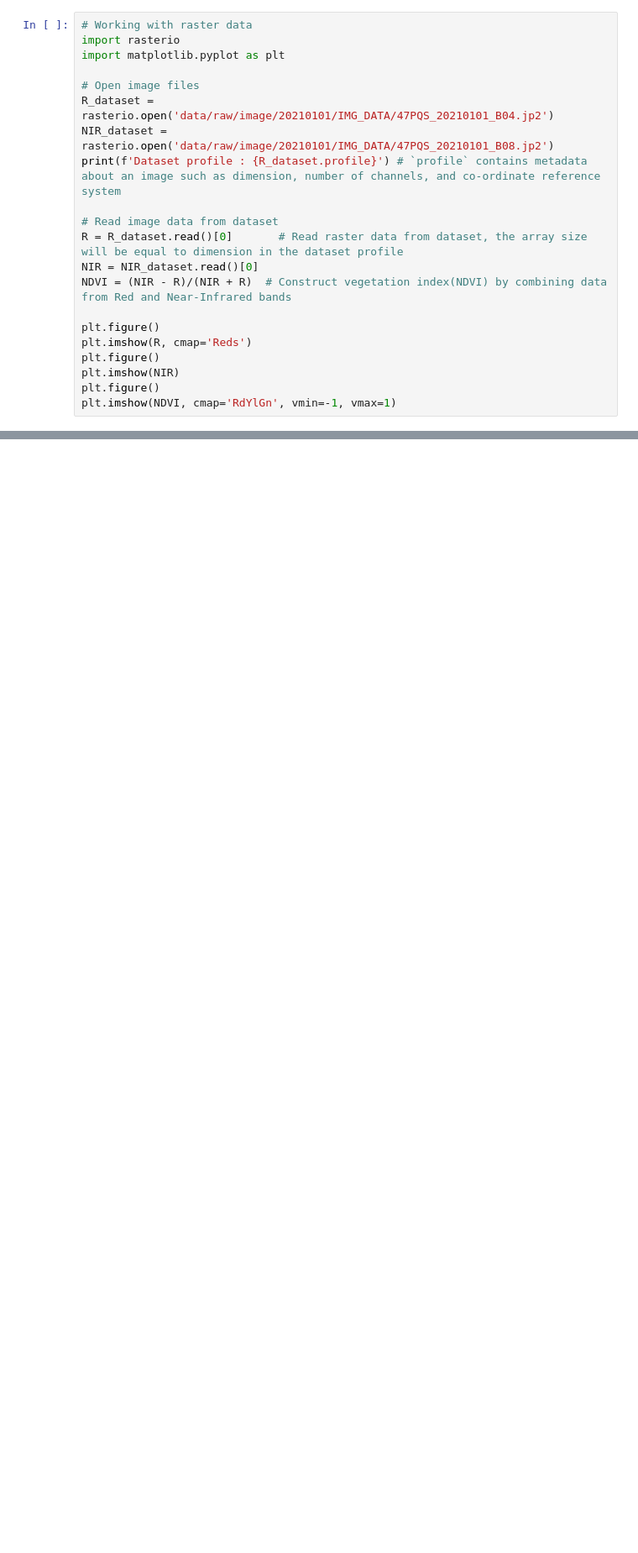
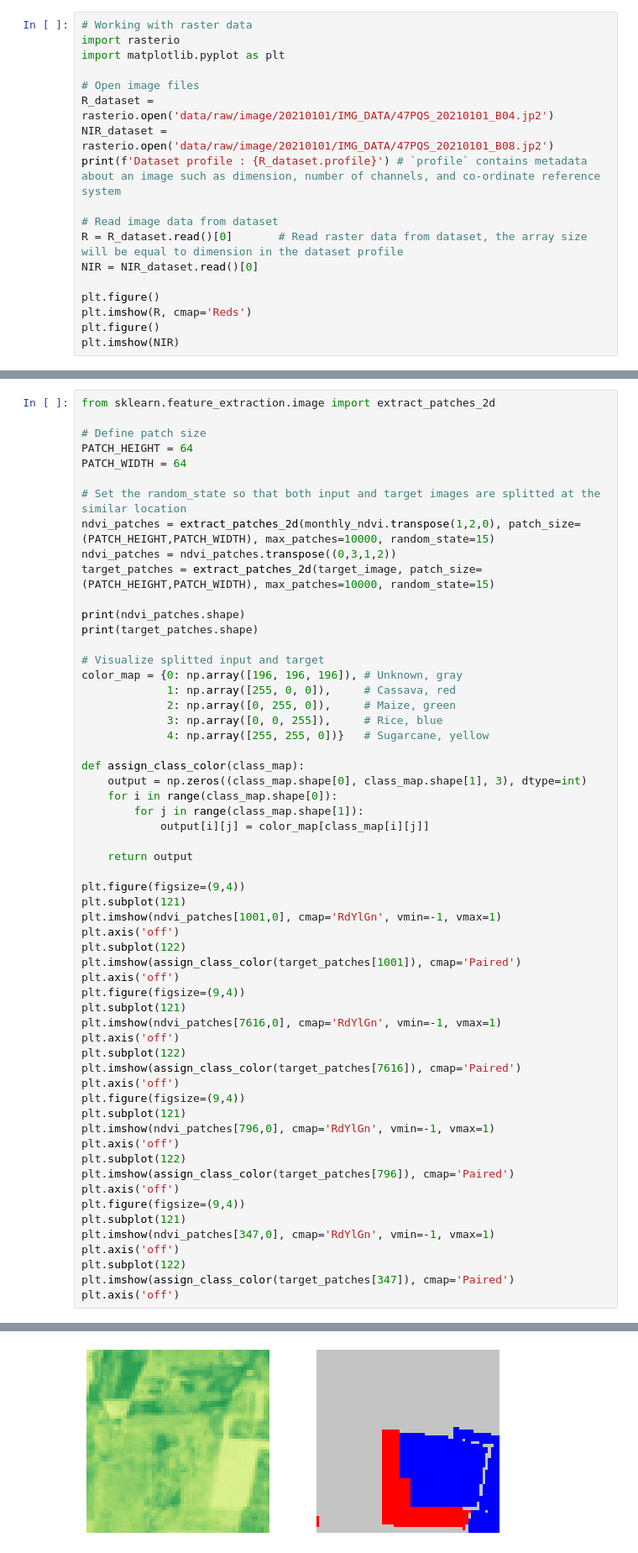
Before and after one commit to thanakorn/crop_classification_using_deep_learning_tutorial, a Jupyter notebook: crop_classification_using_deep_learning.ipynb, the cells around one changed output, grey strips where cells are left out. Shown: that part at 84% size. Saved outputs shown, nothing was run; the diff lists cells and outputs as text; blank space fills up the shorter version.

```diff
--- a/crop_classification_using_deep_learning.ipynb
+++ b/crop_classification_using_deep_learning.ipynb
@@ -35,14 +35,11 @@ print(f'Dataset profile : {R_dataset.profile}') # `profile` contains metadata ab
 # Read image data from dataset
 R = R_dataset.read()[0]       # Read raster data from dataset, the array size will be equal to dimension in the dataset profile
 NIR = NIR_dataset.read()[0]
-NDVI = (NIR - R)/(NIR + R)  # Construct vegetation index(NDVI) by combining data from Red and Near-Infrared bands
 
 plt.figure()
 plt.imshow(R, cmap='Reds')
 plt.figure()
 plt.imshow(NIR)
-plt.figure()
-plt.imshow(NDVI, cmap='RdYlGn', vmin=-1, vmax=1)
 # %% [output]
 Dataset profile : {'driver': 'JP2OpenJPEG', 'dtype': 'uint16', 'nodata': 0.0, 'width': 2051, 'height': 2051, 'count': 1, 'crs': CRS.from_epsg(32647), 'transform': Affine(10.0, 0.0, 754360.0,
        0.0, -10.0, 1688690.0), 'blockxsize': 1024, 'blockysize': 1024, 'tiled': True}
@@ -142,0 +165,59 @@ After making the input image, we need the target image that we want the model to
+# %%
+from sklearn.feature_extraction.image import extract_patches_2d
+
+# Define patch size
+PATCH_HEIGHT = 64
+PATCH_WIDTH = 64
+
+# Set the random_state so that both input and target images are splitted at the similar location
+ndvi_patches = extract_patches_2d(monthly_ndvi.transpose(1,2,0), patch_size=(PATCH_HEIGHT,PATCH_WIDTH), max_patches=10000, random_state=15)
+ndvi_patches = ndvi_patches.transpose((0,3,1,2))
+target_patches = extract_patches_2d(target_image, patch_size=(PATCH_HEIGHT,PATCH_WIDTH), max_patches=10000, random_state=15)
+
+print(ndvi_patches.shape)
+print(target_patches.shape)
+
+# Visualize splitted input and target
+color_map = {0: np.array([196, 196, 196]), # Unknown, gray
+             1: np.array([255, 0, 0]),     # Cassava, red
+             2: np.array([0, 255, 0]),     # Maize, green
+             3: np.array([0, 0, 255]),     # Rice, blue
+             4: np.array([255, 255, 0])}   # Sugarcane, yellow
+
+def assign_class_color(class_map):
+    output = np.zeros((class_map.shape[0], class_map.shape[1], 3), dtype=int)
+    for i in range(class_map.shape[0]):
+        for j in range(class_map.shape[1]):
+            output[i][j] = color_map[class_map[i][j]]
+
+    return output
+
+plt.figure(figsize=(9,4))
+plt.subplot(121)
+plt.imshow(ndvi_patches[1001,0], cmap='RdYlGn', vmin=-1, vmax=1)
+plt.axis('off')
+plt.subplot(122)
+plt.imshow(assign_class_color(target_patches[1001]), cmap='Paired')
+plt.axis('off')
+plt.figure(figsize=(9,4))
+plt.subplot(121)
+plt.imshow(ndvi_patches[7616,0], cmap='RdYlGn', vmin=-1, vmax=1)
+plt.axis('off')
+plt.subplot(122)
+plt.imshow(assign_class_color(target_patches[7616]), cmap='Paired')
+plt.axis('off')
+plt.figure(figsize=(9,4))
+plt.subplot(121)
+plt.imshow(ndvi_patches[796,0], cmap='RdYlGn', vmin=-1, vmax=1)
+plt.axis('off')
+plt.subplot(122)
+plt.imshow(assign_class_color(target_patches[796]), cmap='Paired')
+plt.axis('off')
+plt.figure(figsize=(9,4))
+plt.subplot(121)
+plt.imshow(ndvi_patches[347,0], cmap='RdYlGn', vmin=-1, vmax=1)
+plt.axis('off')
+plt.subplot(122)
+plt.imshow(assign_class_color(target_patches[347]), cmap='Paired')
+plt.axis('off')
+# %% [output]
@@ -142,0 +227 @@ After making the input image, we need the target image that we want the model to
+[figure, added]
```
Also changed, not shown: parts of 6 cells of this notebook.
